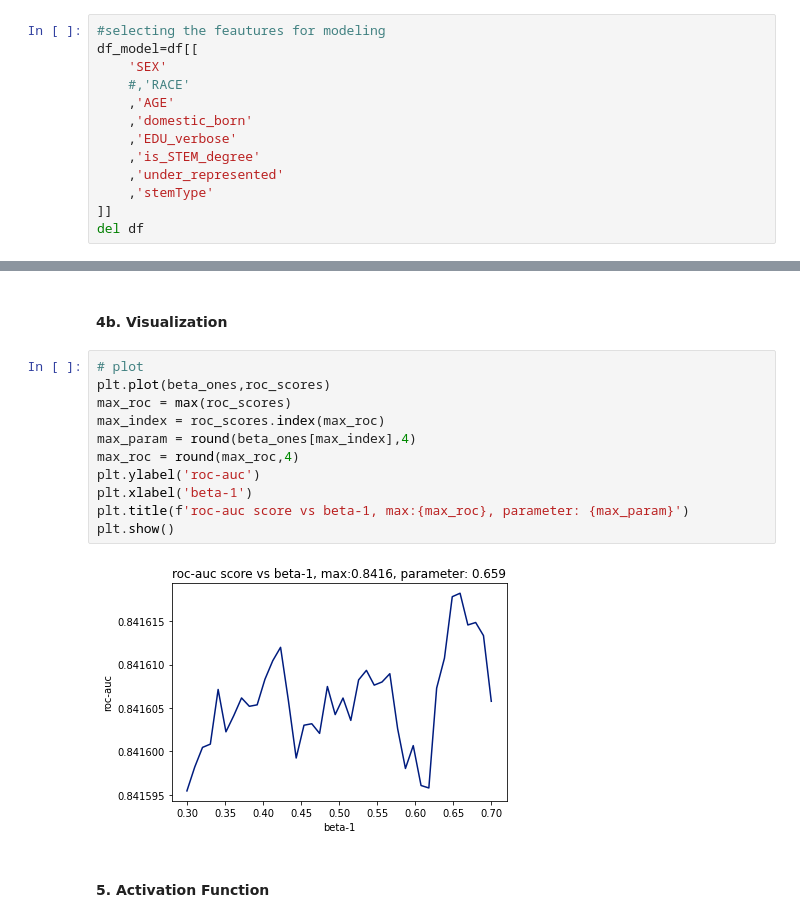
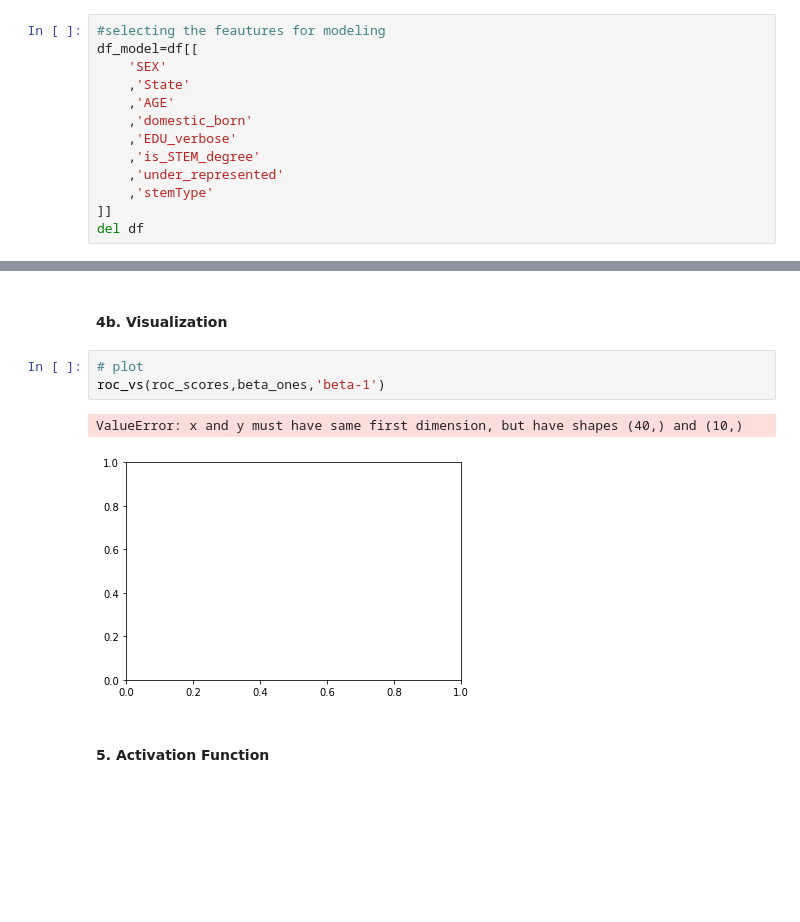
Before and after one commit to kayfilipp/HigherME, a Jupyter notebook: census_data/Modeling.ipynb, the cells around one changed output, grey strips where cells are left out. Cells and saved outputs as stored; diff of their text form; blank space fills up the shorter version.

```diff
--- a/census_data/Modeling.ipynb
+++ b/census_data/Modeling.ipynb
@@ -35,7 +35,7 @@ df.head(3)
 #selecting the feautures for modeling
 df_model=df[[
     'SEX'
-    #,'RACE'
+    ,'State'
     ,'AGE'
     ,'domestic_born'
     ,'EDU_verbose'
@@ -682,17 +708,10 @@ for b in beta_ones:
 #### 4b. Visualization
 # %%
 # plot
-plt.plot(beta_ones,roc_scores)
-max_roc = max(roc_scores)
-max_index = roc_scores.index(max_roc)
-max_param = round(beta_ones[max_index],4)
-max_roc = round(max_roc,4)
-plt.ylabel('roc-auc')
-plt.xlabel('beta-1')
-plt.title(f'roc-auc score vs beta-1, max:{max_roc}, parameter: {max_param}')
-plt.show()
+roc_vs(roc_scores,beta_ones,'beta-1')
 # %% [output]
+ValueError: x and y must have same first dimension, but have shapes (40,) and (10,)
-[figure, old version]
+[figure, new version]
 # %% [markdown]
 #### 5. Activation Function
 # %%
```
Also changed, not shown: parts of 6 cells of this notebook, 1 other file.
